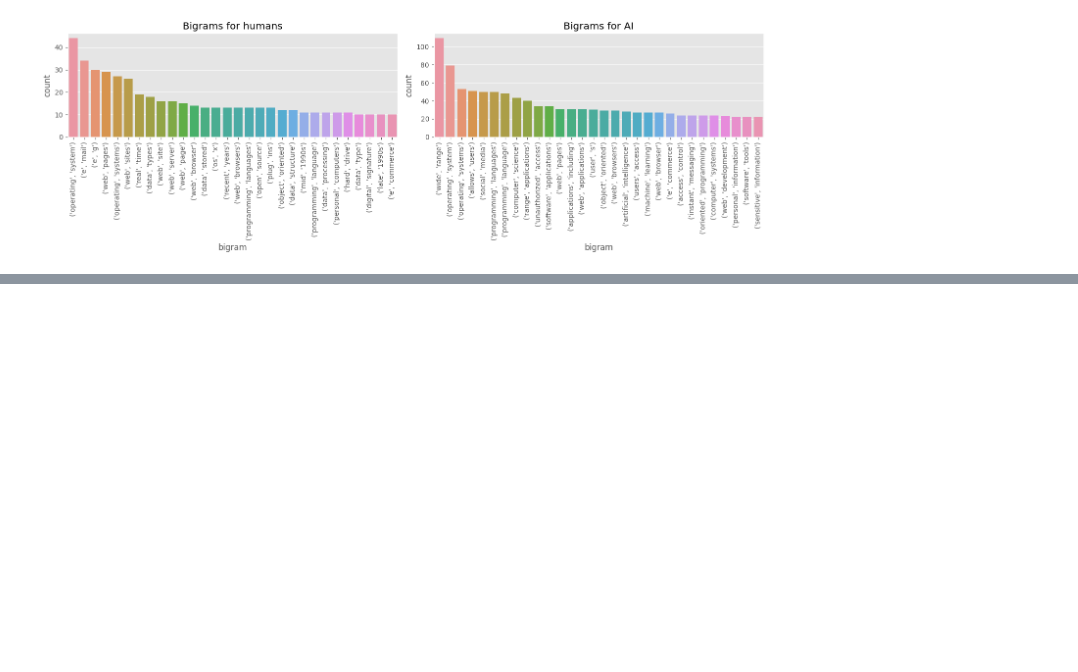
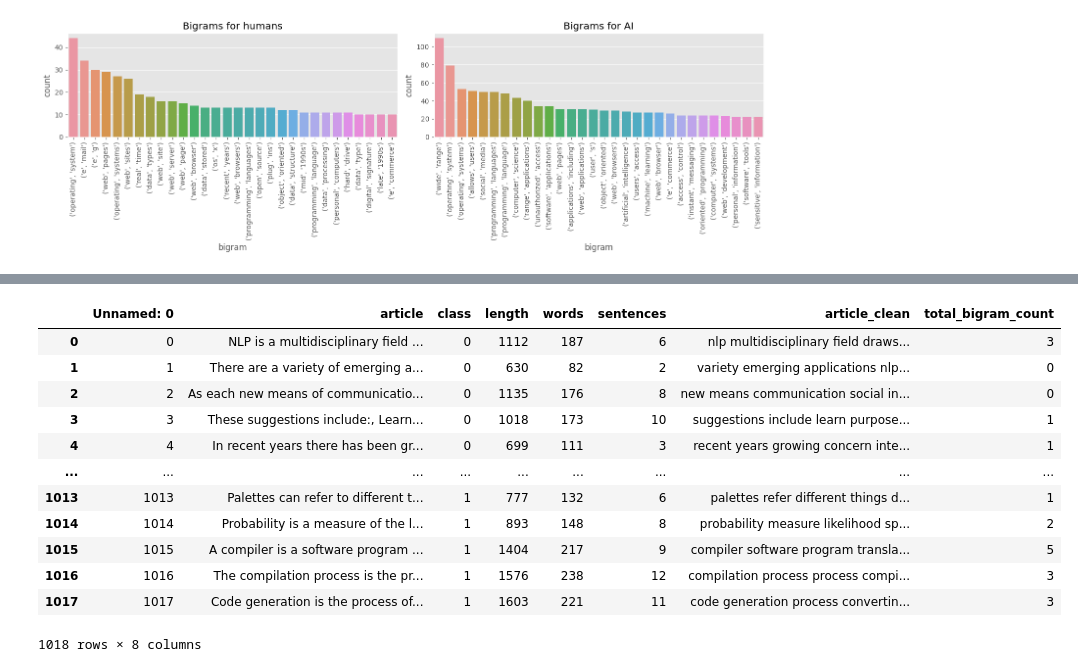
Before and after one commit to do3-173/FDS_Final, a Jupyter notebook: Eda_Preprocessing.ipynb, the cells around one changed output, grey strips where cells are left out. Drawn from its saved outputs; the diff is of its cells as text; code cells hidden in the pictures; blank space fills up the shorter version.

Commit message:
Bigram_feature

```diff
--- a/Eda_Preprocessing.ipynb
+++ b/Eda_Preprocessing.ipynb
@@ -232,0 +240,35 @@ plt.tight_layout()
+# %%
+corpus = [word for i in data.article_clean.str.split().values.tolist() for word in i]
+bigram = (pd.Series(nltk.ngrams(corpus, 2)).value_counts())
+unique_bigrams = bigram.head(50).index.tolist()
+# %%
+data['total_bigram_count'] = 0
+# %%
+def sum_bigram_counts(row):
+    words = row['article_clean'].split()
+    row_bigrams = list(nltk.ngrams(words, 2))
+
+    # if the bigram is one of the 50 most frequent and if it is in the row sum 1
+    row_count = sum(1 for bigram in row_bigrams if bigram in unique_bigrams)
+
+    row['total_bigram_count'] = row_count
+
+    return row
+# %%
+data = data.apply(sum_bigram_counts, axis=1)
+# %%
+data
+# %% [output]
+|  | Unnamed: 0 | article | class | length | words | sentences | article_clean | total_bigram_count |
+| 0 | 0 | NLP is a multidisciplinary field ... | 0 | 1112 | 187 | 6 | nlp multidisciplinary field draws... | 3 |
+| 1 | 1 | There are a variety of emerging a... | 0 | 630 | 82 | 2 | variety emerging applications nlp... | 0 |
+| 2 | 2 | As each new means of communicatio... | 0 | 1135 | 176 | 8 | new means communication social in... | 0 |
+| 3 | 3 | These suggestions include:, Learn... | 0 | 1018 | 173 | 10 | suggestions include learn purpose... | 1 |
+| 4 | 4 | In recent years there has been gr... | 0 | 699 | 111 | 3 | recent years growing concern inte... | 1 |
+| ... | ... | ... | ... | ... | ... | ... | ... | ... |
+| 1013 | 1013 | Palettes can refer to different t... | 1 | 777 | 132 | 6 | palettes refer different things d... | 1 |
+| 1014 | 1014 | Probability is a measure of the l... | 1 | 893 | 148 | 8 | probability measure likelihood sp... | 2 |
+| 1015 | 1015 | A compiler is a software program ... | 1 | 1404 | 217 | 9 | compiler software program transla... | 5 |
+| 1016 | 1016 | The compilation process is the pr... | 1 | 1576 | 238 | 12 | compilation process process compi... | 3 |
+| 1017 | 1017 | Code generation is the process of... | 1 | 1603 | 221 | 11 | code generation process convertin... | 3 |
+1018 rows × 8 columns
```
Also changed, not shown: parts of 6 cells of this notebook.
